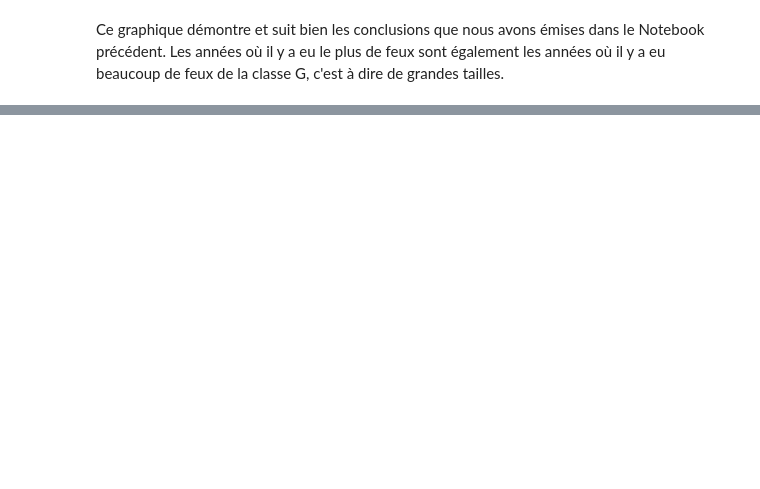
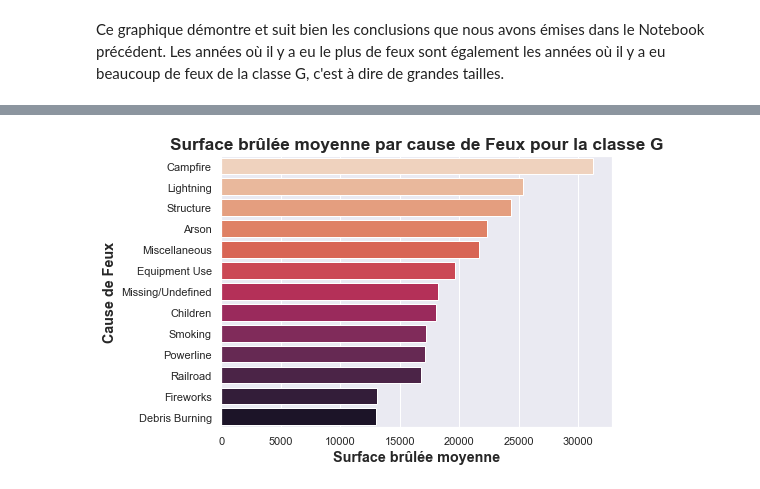
Before and after one commit to paulokmmf/Projet_DA_WILDFIRE, a Jupyter notebook: Graph_classe_G.ipynb, the cells around one changed output, grey strips where cells are left out. Cells and saved outputs as stored; diff of their text form; code cells hidden in the pictures; blank space fills up the shorter version.

```diff
--- a/Graph_classe_G.ipynb
+++ b/Graph_classe_G.ipynb
@@ -104,0 +121,15 @@ Ce graphique démontre et suit bien les conclusions que nous avons émises dans
+# %%
+# Création du dataframe pour la classe de feux la plus grande par cause
+fires_usa_year_cause = pd.DataFrame(fires_usa[['FIRE_YEAR','LATITUDE','LONGITUDE','FIRE_SIZE_CLASS','FIRE_SIZE','STATE','STAT_CAUSE_DESCR']])
+fires_usa_year_cause_G = fires_usa_year_cause[fires_usa_year_cause['FIRE_SIZE_CLASS']=='G']
+# %%
+groupby_fires_usa_year_cause_G = fires_usa_year_cause_G.groupby(['STAT_CAUSE_DESCR'], as_index = False)['FIRE_SIZE'].mean()
+
+sns.set({"figure.figsize":(7, 5)})
+sns.barplot(x = 'FIRE_SIZE', y = 'STAT_CAUSE_DESCR', data = groupby_fires_usa_year_cause_G.sort_values(by='FIRE_SIZE', ascending=False), palette = 'rocket_r')
+plt.xlabel('Surface brûlée moyenne', fontweight = 'bold', fontsize = 'large')
+plt.ylabel('Cause de Feux', fontweight = 'bold', fontsize = 'large')
+plt.title('Surface brûlée moyenne par cause de Feux pour la classe G', fontsize = 'x-large', fontweight = 'bold')
+plt.show()
+# %% [output]
+[figure, added]
```
Also changed, not shown: parts of 1 cell of this notebook.
